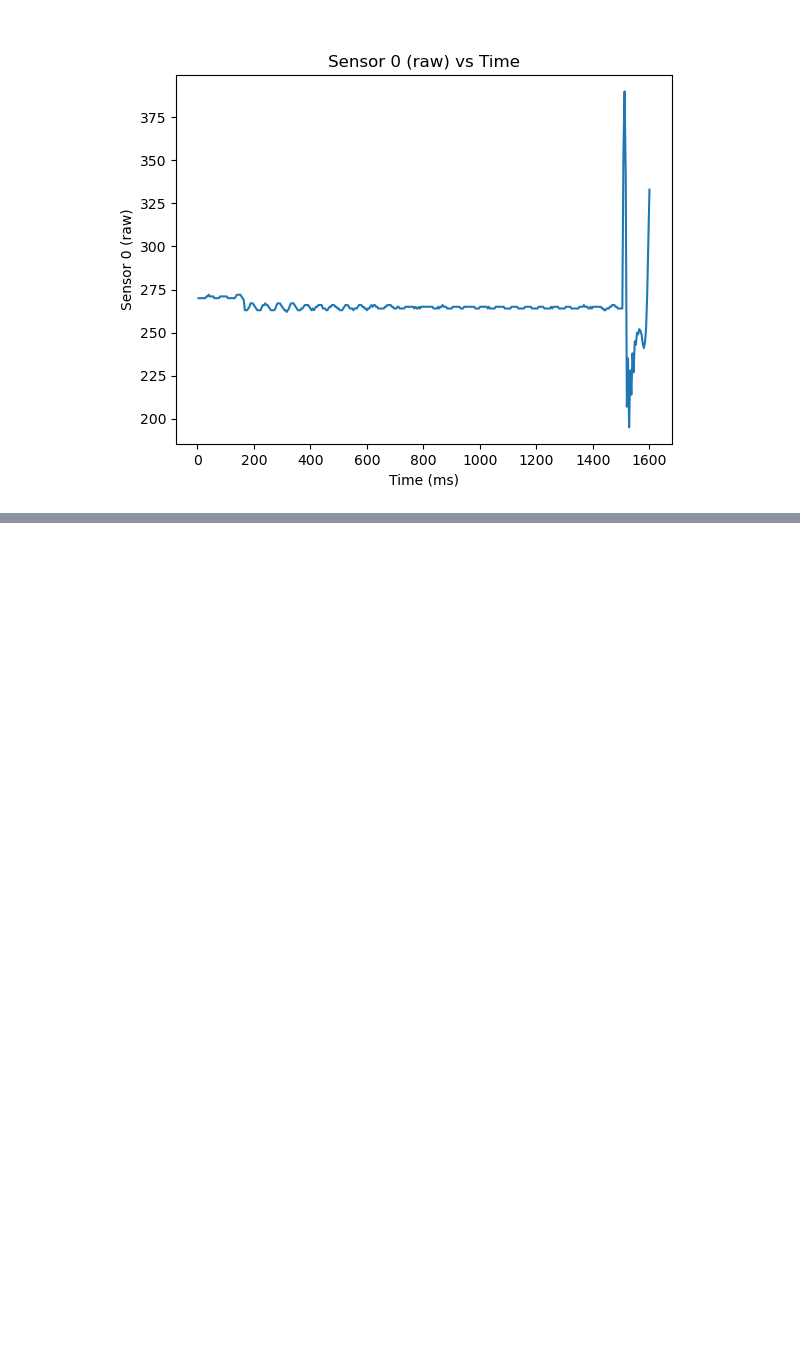
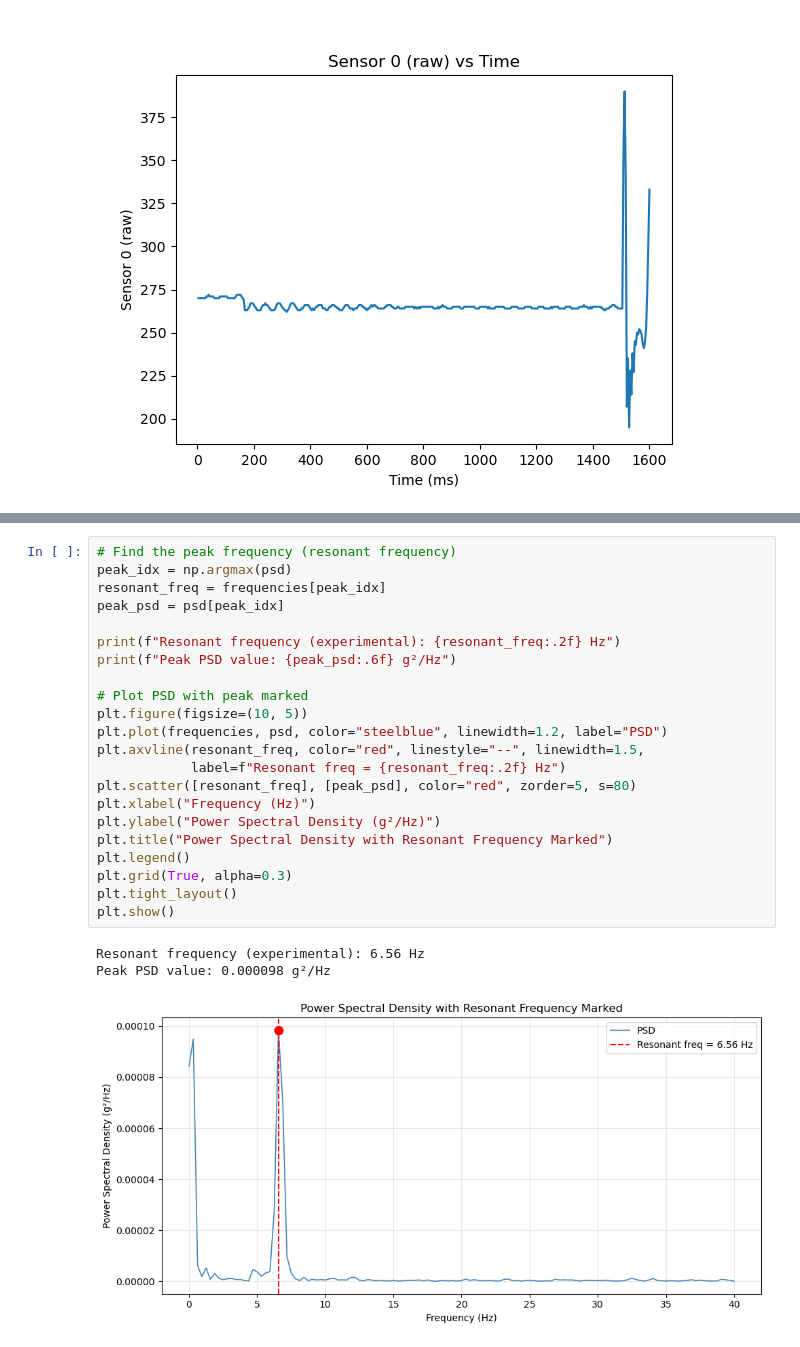
Before and after one commit to cmahoneyy/geng360-mahoney, a Jupyter notebook: frequency_code.ipynb, the cells around one changed output, grey strips where cells are left out. Saved outputs shown, nothing was run; the diff lists cells and outputs as text; blank space fills up the shorter version.

```diff
--- a/frequency_code.ipynb
+++ b/frequency_code.ipynb
@@ -39,0 +161,26 @@ Text(0, 0.5, 'Sensor 0 (raw)')
+# %%
+# Find the peak frequency (resonant frequency)
+peak_idx = np.argmax(psd)
+resonant_freq = frequencies[peak_idx]
+peak_psd = psd[peak_idx]
+
+print(f"Resonant frequency (experimental): {resonant_freq:.2f} Hz")
+print(f"Peak PSD value: {peak_psd:.6f} g²/Hz")
+
+# Plot PSD with peak marked
+plt.figure(figsize=(10, 5))
+plt.plot(frequencies, psd, color="steelblue", linewidth=1.2, label="PSD")
+plt.axvline(resonant_freq, color="red", linestyle="--", linewidth=1.5,
+            label=f"Resonant freq = {resonant_freq:.2f} Hz")
+plt.scatter([resonant_freq], [peak_psd], color="red", zorder=5, s=80)
+plt.xlabel("Frequency (Hz)")
+plt.ylabel("Power Spectral Density (g²/Hz)")
+plt.title("Power Spectral Density with Resonant Frequency Marked")
+plt.legend()
+plt.grid(True, alpha=0.3)
+plt.tight_layout()
+plt.show()
+# %% [output]
+Resonant frequency (experimental): 6.56 Hz
+Peak PSD value: 0.000098 g²/Hz
+[figure, added]
```
Also changed, not shown: parts of 4 cells of this notebook.
